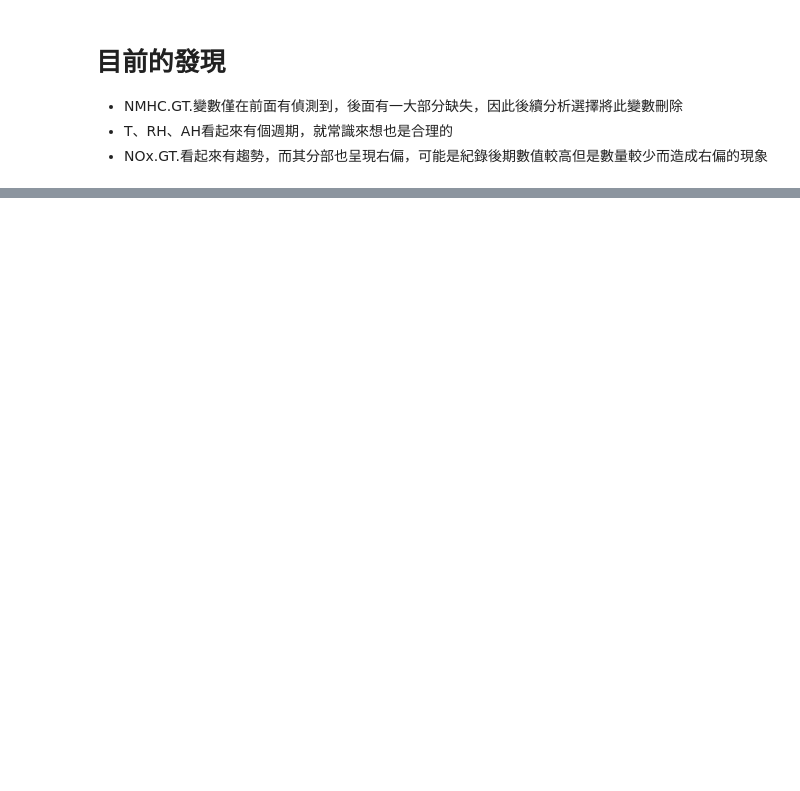
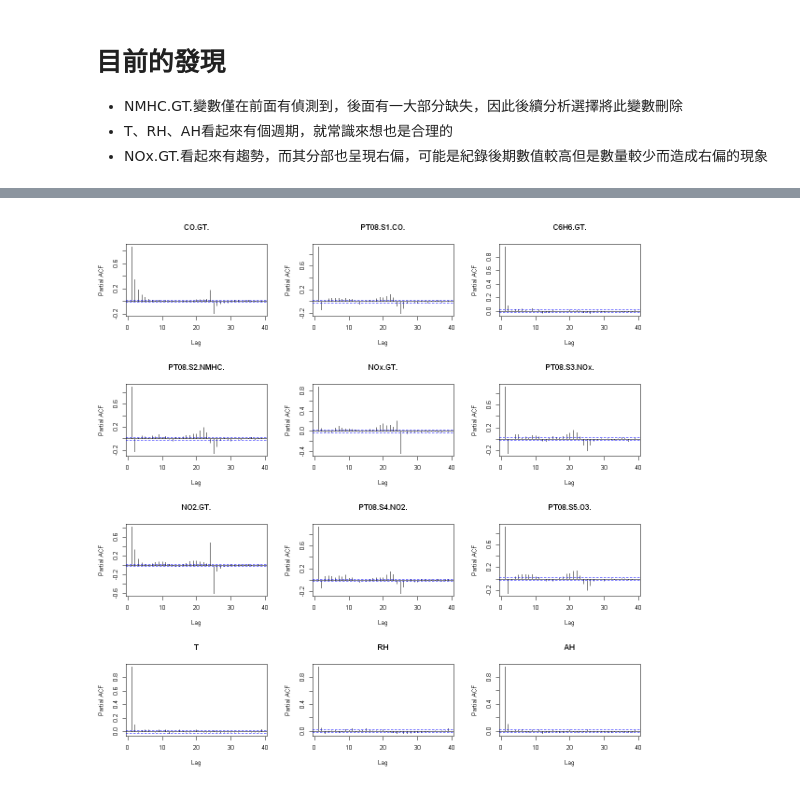
Before and after one commit to XieJiaming/Air-quality, a Jupyter notebook: AirQuality.ipynb, the cells around one changed output, grey strips where cells are left out. Saved outputs shown, nothing was run; the diff lists cells and outputs as text; code cells hidden in the pictures; blank space fills up the shorter version.

```diff
--- a/AirQuality.ipynb
+++ b/AirQuality.ipynb
@@ -259,2 +302,0 @@ for (i in 3:15) {
-# %%
-airquality <- airquality[,c(3,4,6:15)]
@@ -260,0 +305,3 @@ airquality <- airquality[,c(3,4,6:15)]
+# %%
+# 將NMHC.GT.變數移除
+Airquality <- airquality[,c(1:4,6:19)]
@@ -260,0 +320,8 @@ airquality <- airquality[,c(3,4,6:15)]
+# %%
+options(repr.plot.width = 10, repr.plot.height = 10)
+par(mfrow=c(4,3))
+for (i in 3:14) {
+ pacf(Airquality[,i], main = colnames(Airquality)[i])
+}
+# %% [output]
+[figure, added]
```
Also changed, not shown: parts of 22 cells of this notebook.
